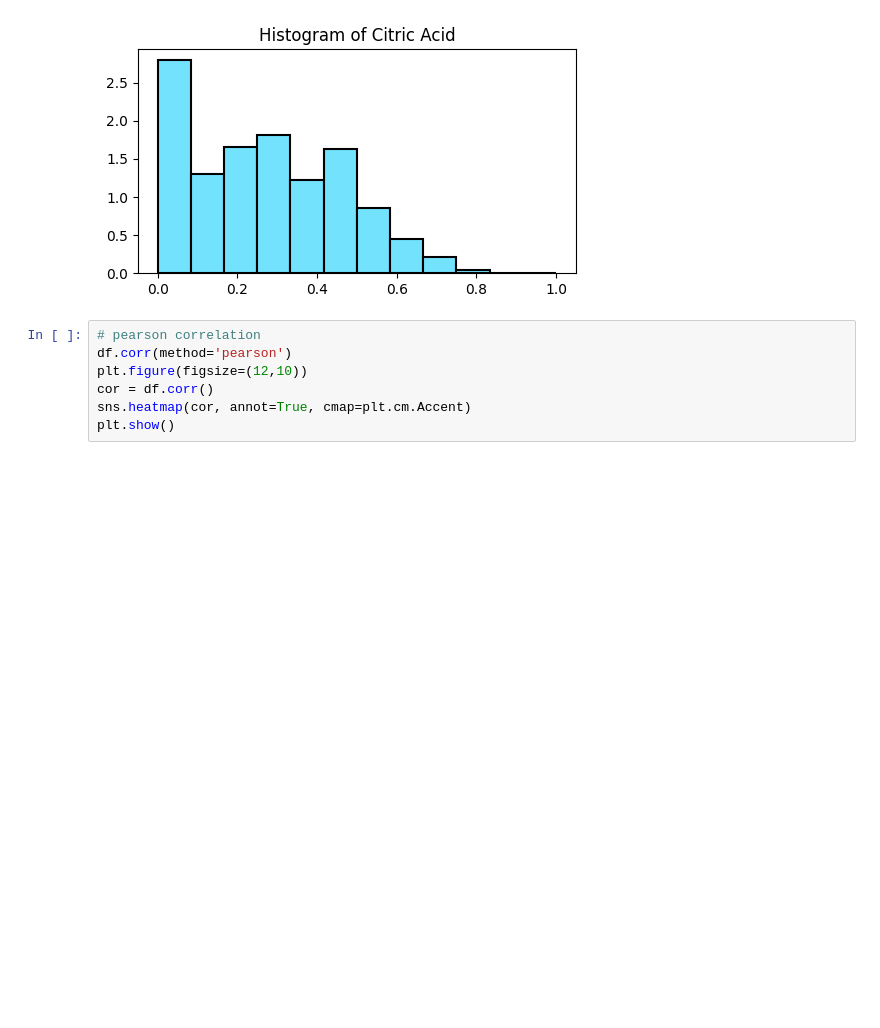
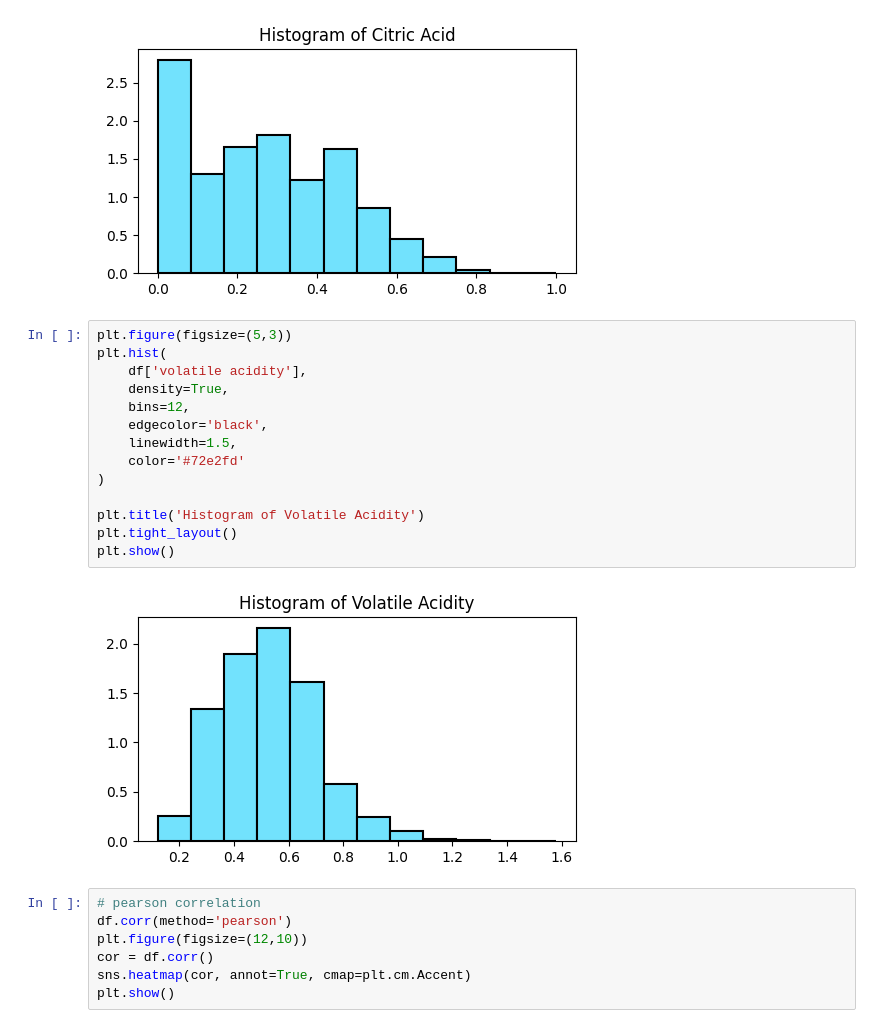
Before and after one commit to isralennon/MSAAI500, a Jupyter notebook: wine_quality/red_wine_quality.ipynb, the cells around one changed output. Cells and saved outputs as stored; diff of their text form; blank space fills up the shorter version.

```diff
--- a/wine_quality/red_wine_quality.ipynb
+++ b/wine_quality/red_wine_quality.ipynb
@@ -170,6 +170,22 @@ plt.tight_layout()
 plt.show()
 # %% [output]
 [figure]
+# %%
+plt.figure(figsize=(5,3))
+plt.hist(
+    df['volatile acidity'],
+    density=True,
+    bins=12,
+    edgecolor='black',
+    linewidth=1.5,
+    color='#72e2fd'
+)
+
+plt.title('Histogram of Volatile Acidity')
+plt.tight_layout()
+plt.show()
+# %% [output]
+[figure, added]
 # %%
 # pearson correlation
 df.corr(method='pearson')
```
Also changed, not shown: parts of 14 cells of this notebook, 1 other file.
